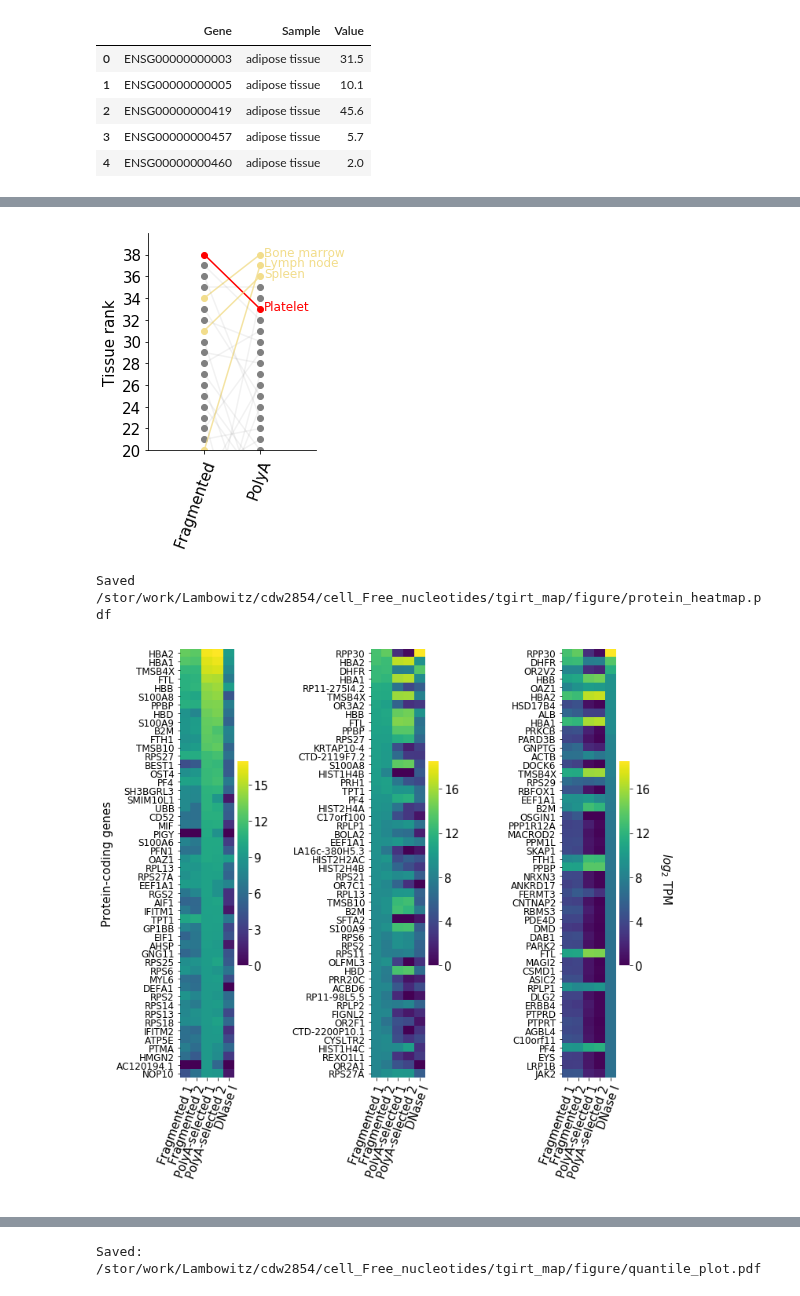
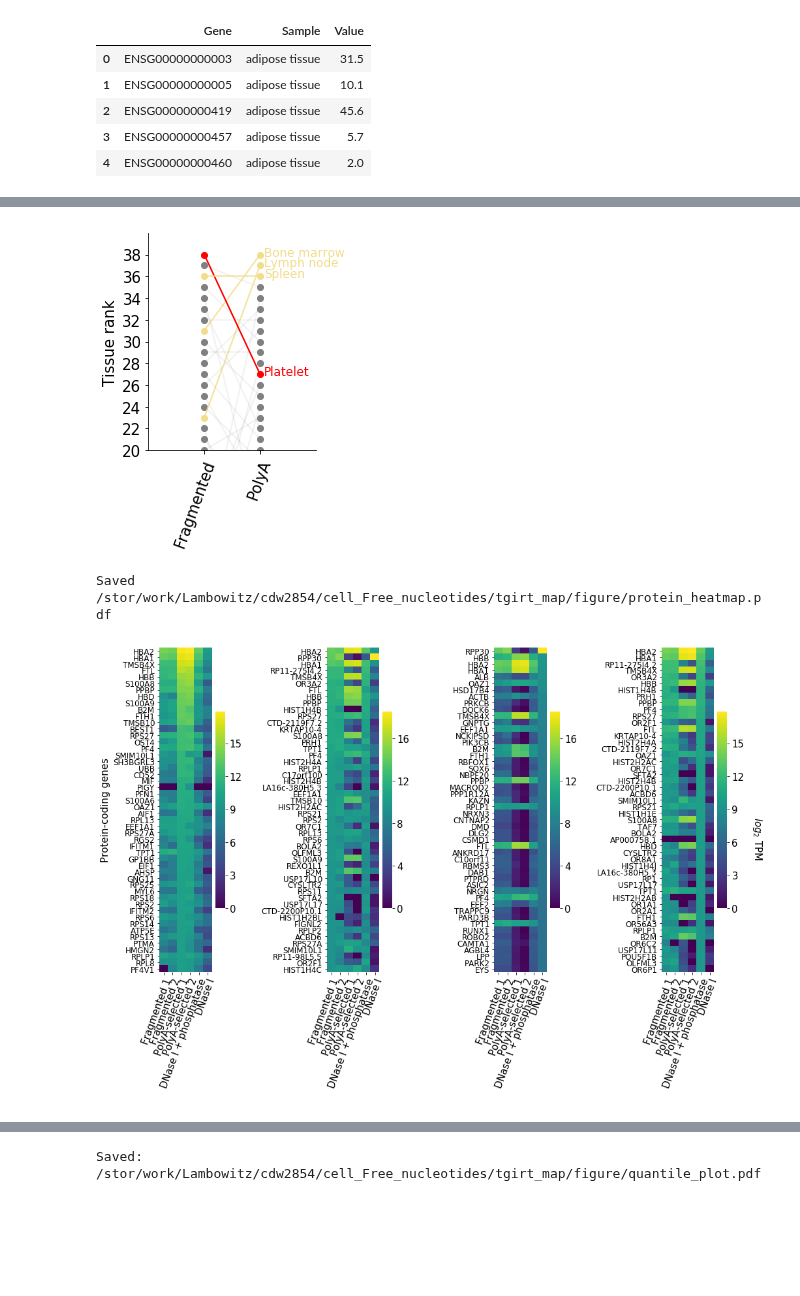
Before and after one commit to wckdouglas/cfNA, a Jupyter notebook: plots/plot_long_count.ipynb, the cells around one changed output, grey strips where cells are left out. Drawn from its saved outputs; the diff is of its cells as text; code cells hidden in the pictures; blank space fills up the shorter version.

```diff
--- a/plots/plot_long_count.ipynb
+++ b/plots/plot_long_count.ipynb
@@ -59,7 +59,7 @@ def rename_longRNA(name):
 The autoreload extension is already loaded. To reload it, use:
   %reload_ext autoreload
 # %%
-project_path = '/stor/work/Lambowitz/cdw2854/cell_Free_nucleotides/tgirt_map'
+project_path = '/stor/work/Lambowitz/cdw2854/cfNA/tgirt_map'
 count_file = project_path + '/Counts/combined_gene_count.tsv'
 
 count_df = pd.read_table(count_file) \
@@ -80,7 +80,7 @@ gene_length = pd.read_table('/stor/work/Lambowitz/ref/hg19/genome/genes.length',
 gene_length.head()
 
 tpm_df = count_df\
-    .filter(regex='id|grouped_type|type|name|L[12]|Frag|FQ|DNa') \
+    .filter(regex='id|grouped_type|type|name|L[12]|Frag[12]|FQ|DNa|Phos') \
     .query('grouped_type == "Protein coding"')\
     .assign(id = lambda d: d.id.str.split('.', expand=True).iloc[:,0])\
     .merge(gene_length)
@@ -241,7 +241,7 @@ sns.despine()
 fig.savefig(figure_path + '/correlation_change.pdf',
            bbox_inches='tight')
 # %% [output]
-[figure, old version]
+[figure, new version]
 # %%
 def plot_heatmap(ax, sort_column, ylab=False):
     top_n = 50
@@ -250,7 +250,7 @@ def plot_heatmap(ax, sort_column, ylab=False):
         .pipe(lambda d: d[~d.name.str.contains('^MT')]) \
         .set_index('name') \
         .rename(columns = rename_longRNA) \
-        .filter(regex = 'Poly|Frag|DN')\
+        .filter(regex = 'Poly|Frag|DN|Phos')\
         .nlargest(top_n, sort_column) \
         .transform(lambda x: np.log2(x + 1))
 
@@ -267,23 +267,26 @@ def plot_heatmap(ax, sort_column, ylab=False):
                        ha='right',
                        rotation_mode = 'anchor')
 # %%
-fig = plt.figure(figsize = (10,10))
-ax = fig.add_subplot(131)
-ax2 = fig.add_subplot(132)
-ax3 = fig.add_subplot(133)
+fig = plt.figure(figsize = (14,10))
+ax = fig.add_subplot(141)
+ax2 = fig.add_subplot(142)
+ax3 = fig.add_subplot(143)
+ax4 = fig.add_subplot(144)
+
 
 
 plot_heatmap(ax, 'PolyA-selected 1', ylab=True)
 plot_heatmap(ax2, 'Fragmented 1')
 plot_heatmap(ax3, 'DNase I')
+plot_heatmap(ax4, 'DNase I + phosphatase')
 fig.tight_layout()
 fig.text(1,0.6, r"$log_2$ TPM", rotation = 270, fontsize=15)
 figure_name = figure_path + '/protein_heatmap.pdf'
 fig.savefig(figure_name, bbox_inches = 'tight')
 print('Saved %s' %figure_name)
 # %% [output]
 Saved /stor/work/Lambowitz/cdw2854/cell_Free_nucleotides/tgirt_map/figure/protein_heatmap.pdf
-[figure, old version]
+[figure, new version]
 # %%
 top_n = 50
 
```
Also changed, not shown: parts of 8 cells of this notebook, 10 other files.
